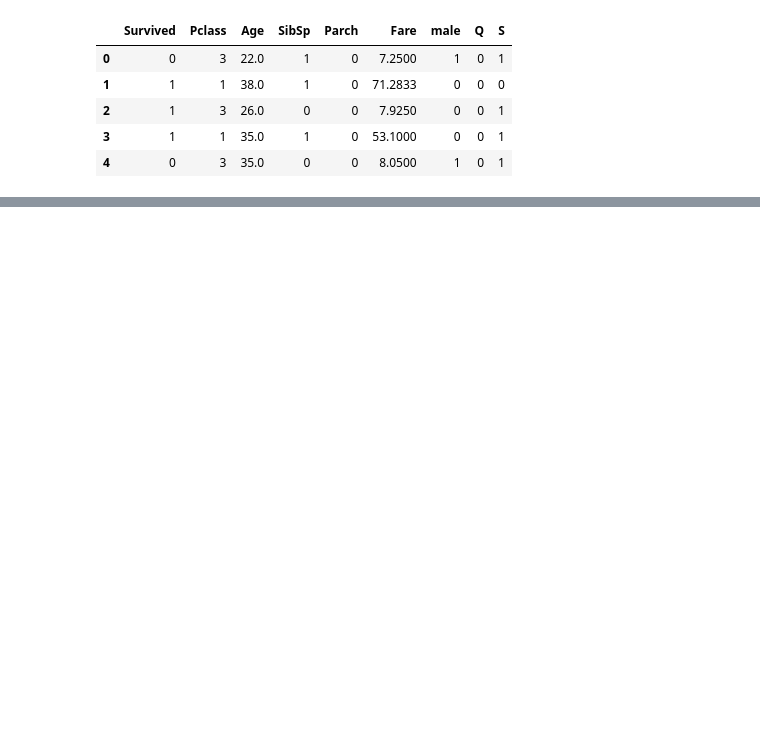
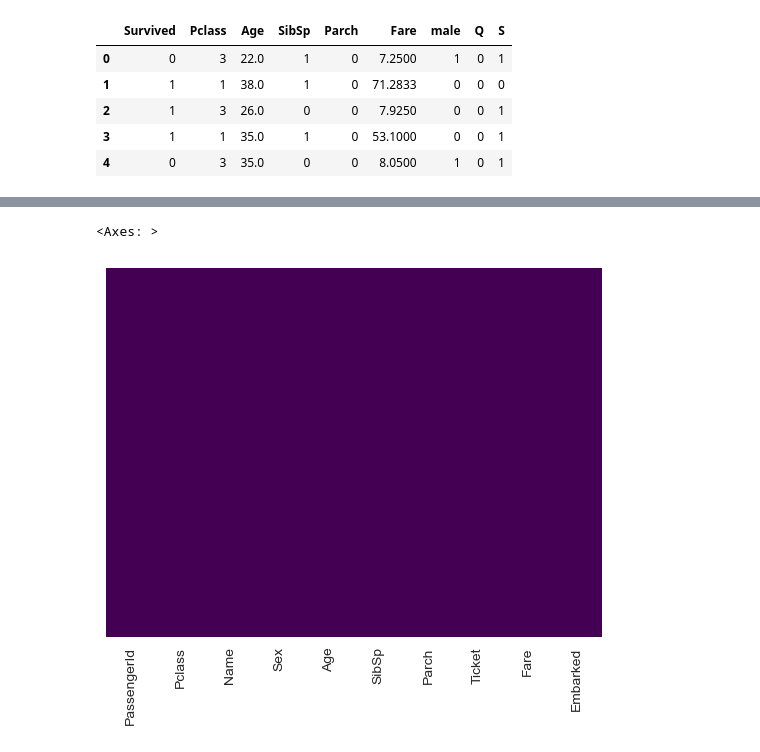
Before and after one commit to JenasJermaine/Learning-Data-Science-and-Machine-Learning, a Jupyter notebook: Logistic regression/Logistic Regression.ipynb, the cells around one changed output, grey strips where cells are left out. Saved outputs shown, nothing was run; the diff lists cells and outputs as text; code cells hidden in the pictures; blank space fills up the shorter version.

```diff
--- a/Logistic regression/Logistic Regression.ipynb
+++ b/Logistic regression/Logistic Regression.ipynb
@@ -120,0 +147,5 @@ train.head()
+# %%
+sns.heatmap(test.isnull(),yticklabels= False, cbar= False, cmap= 'viridis')
+# %% [output]
+<Axes: >
+[figure, added]
```
Also changed, not shown: parts of 31 cells of this notebook, 1 other file.
